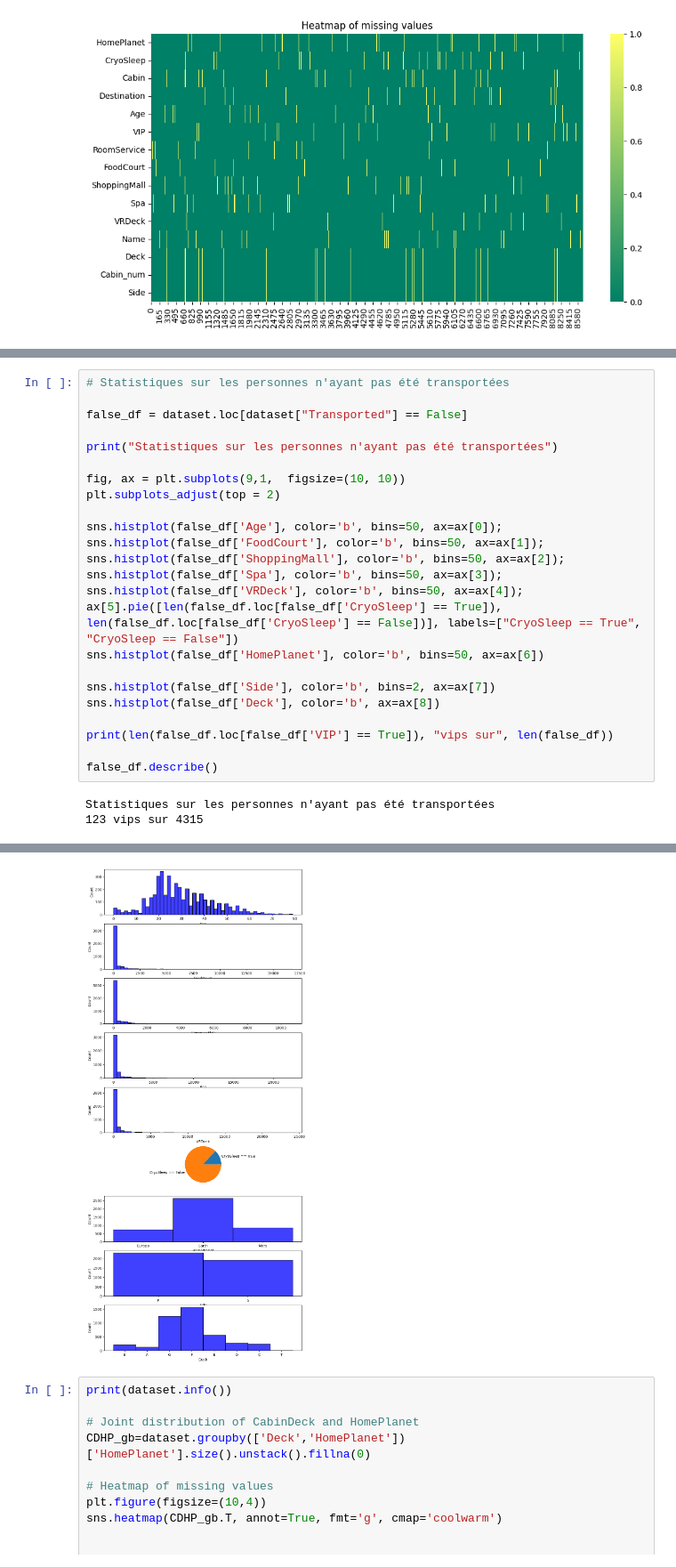
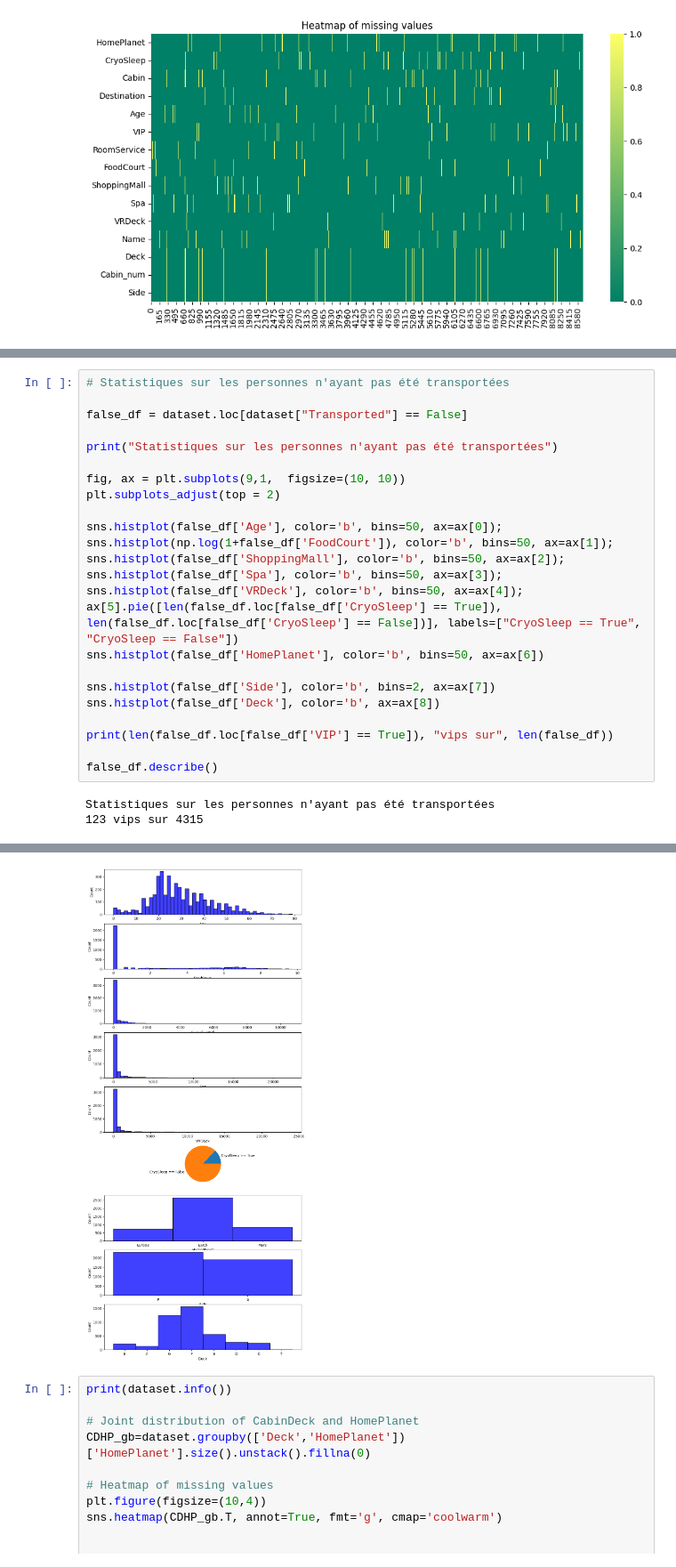
Before and after one commit to YoshiLeLama/projet-ml, a Jupyter notebook: data_analysis.ipynb, the cells around one changed output, grey strips where cells are left out. Shown at 89% size. Saved outputs shown, nothing was run; the diff lists cells and outputs as text.

```diff
--- a/data_analysis.ipynb
+++ b/data_analysis.ipynb
@@ -94,35 +94,35 @@ false_df = dataset.loc[dataset["Transported"] == False]
 print("Statistiques sur les personnes n'ayant pas été transportées")
 
 fig, ax = plt.subplots(9,1,  figsize=(10, 10))
 plt.subplots_adjust(top = 2)
 
 sns.histplot(false_df['Age'], color='b', bins=50, ax=ax[0]);
-sns.histplot(false_df['FoodCourt'], color='b', bins=50, ax=ax[1]);
+sns.histplot(np.log(1+false_df['FoodCourt']), color='b', bins=50, ax=ax[1]);
 sns.histplot(false_df['ShoppingMall'], color='b', bins=50, ax=ax[2]);
 sns.histplot(false_df['Spa'], color='b', bins=50, ax=ax[3]);
 sns.histplot(false_df['VRDeck'], color='b', bins=50, ax=ax[4]);
 ax[5].pie([len(false_df.loc[false_df['CryoSleep'] == True]), len(false_df.loc[false_df['CryoSleep'] == False])], labels=["CryoSleep == True", "CryoSleep == False"])
 sns.histplot(false_df['HomePlanet'], color='b', bins=50, ax=ax[6])
 
 sns.histplot(false_df['Side'], color='b', bins=2, ax=ax[7])
 sns.histplot(false_df['Deck'], color='b', ax=ax[8])
 
 print(len(false_df.loc[false_df['VIP'] == True]), "vips sur", len(false_df))
 
 false_df.describe()
 # %% [output]
 Statistiques sur les personnes n'ayant pas été transportées
 123 vips sur 4315
 |  | Age | RoomService | FoodCourt | ShoppingMall | Spa | VRDeck |
 | count | 4226.000000 | 4217.000000 | 4231.000000 | 4221.000000 | 4223.000000 | 4225.000000 |
 | mean | 29.922858 | 389.266066 | 382.615930 | 167.566217 | 564.382666 | 543.629822 |
 | std | 13.699262 | 875.638123 | 1200.115601 | 456.528126 | 1551.356047 | 1563.088368 |
 | min | 0.000000 | 0.000000 | 0.000000 | 0.000000 | 0.000000 | 0.000000 |
 | 25% | 21.000000 | 0.000000 | 0.000000 | 0.000000 | 0.000000 | 0.000000 |
 | 50% | 27.000000 | 1.000000 | 0.000000 | 0.000000 | 4.000000 | 1.000000 |
 | 75% | 38.000000 | 473.000000 | 179.000000 | 95.000000 | 453.500000 | 388.000000 |
 | max | 79.000000 | 14327.000000 | 16856.000000 | 10705.000000 | 22408.000000 | 24133.000000 |
-[figure, old version]
+[figure, new version]
 # %%
 print(dataset.info())
 
```
Also changed, not shown: parts of 2 cells of this notebook, 1 other file.
